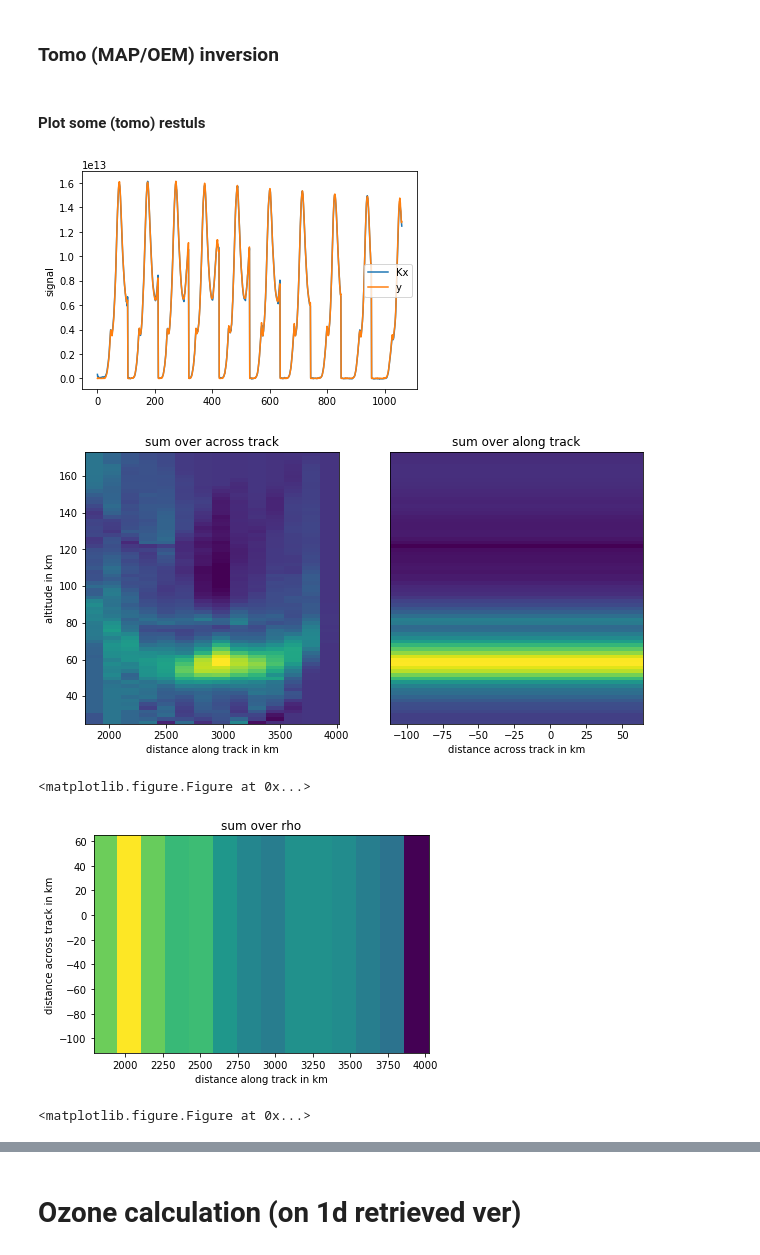
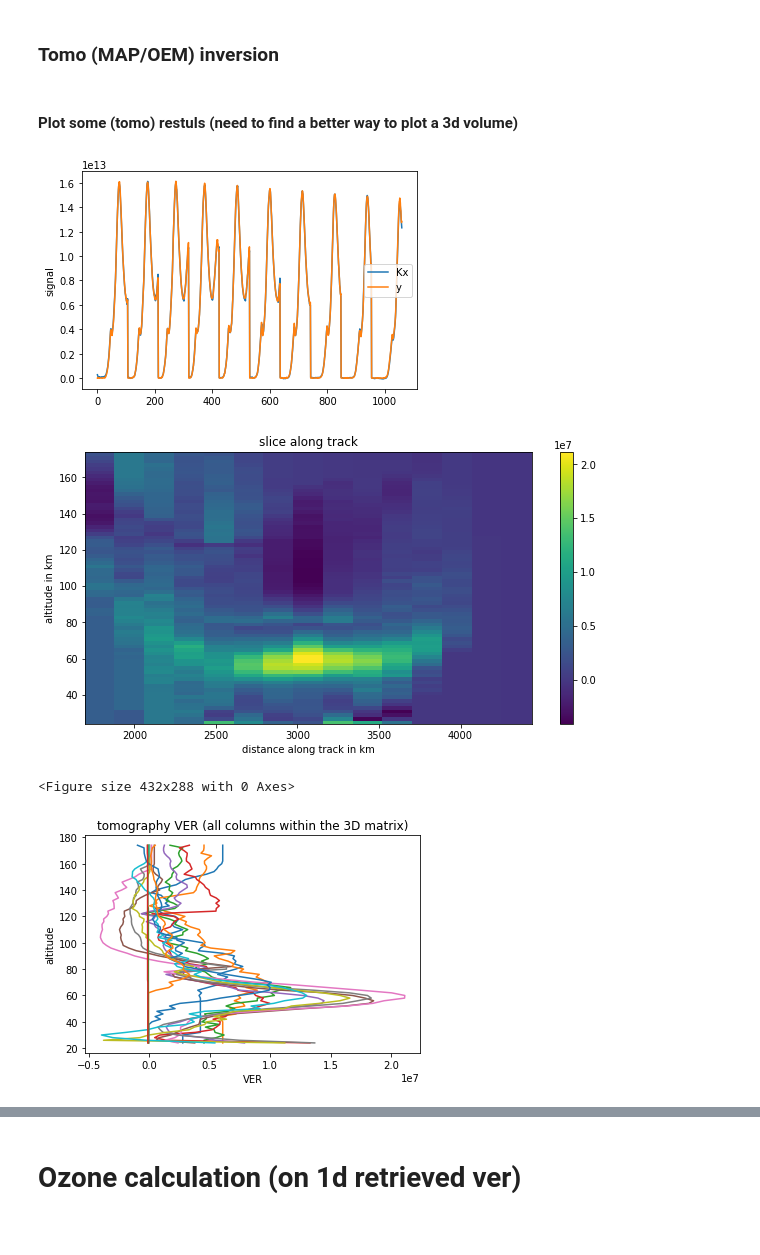
Before and after one commit to Anqi-Li/iris, a Jupyter notebook: notebooks/IRIS_Tomography-new_coordinate.ipynb, the cells around one changed output, grey strips where cells are left out. Drawn from its saved outputs; the diff is of its cells as text; code cells hidden in the pictures.

```diff
--- a/notebooks/IRIS_Tomography-new_coordinate.ipynb
+++ b/notebooks/IRIS_Tomography-new_coordinate.ipynb
@@ -290,7 +294,7 @@ edges = edges_alpha, edges_beta, edges_rho
 ### build tomo jacobian for the chosen images and pixels
 # %%
 #====num of columns & rows of jacobian
-col_len = (len(edges_alpha)+1)*(len(edges_beta)+1)*(len(edges_rho)+1)
+col_len = len(grid_alpha) * len(grid_beta) * len(grid_rho)
 row_len = len(im_lst) * len(pix_lst)
 
 #====measure pathlength in each bin
@@ -336,75 +340,78 @@ K_value = np.concatenate(K_value) # in meter
 #==== create sparse matrix
 from scipy.sparse import coo_matrix
 K_coo = coo_matrix((K_value, (K_row_idx, K_col_idx)), shape = (row_len, col_len))
-#print(K_coo)
 # %% [markdown]
 ### Tomo (MAP/OEM) inversion
 # %%
 from oem_functions import linear_oem_sp
 import scipy.sparse as sp
 y = l1.isel(date=im_lst, pixel=pix_lst).data.ravel()
-y[y<0] = 0 # temp
-xa = np.ones(col_len) # temp
-xa = np.repeat(np.append(result_1d_mean.data,result_1d_mean.data[-1]), (len(edges_alpha)+1)*(len(edges_beta)+1))
+y[y<0] = 0
+#xa = np.ones(col_len) # temp
+xa = np.repeat(np.append(result_1d_mean.data, result_1d_mean.data[-1]), (len(edges_alpha)+1)*(len(edges_beta)+1))
 Sa = sp.diags([1], shape=(col_len, col_len)) *1 #temp
 Se = sp.diags([1], shape=(measurement_id, measurement_id)) * 1e10 #temporary
 x_hat, G = linear_oem_sp(K_coo, Se, Sa, y, xa)
 
-result_tomo = x_hat.reshape(len(edges_alpha)+1, len(edges_beta)+1, len(edges_rho)+1)
-result_tomo = xr.DataArray(result_tomo[1:,1:,1:],
-                           coords=(edges_alpha, edges_beta, edges_rho),
+shape_tomo = (len(grid_alpha), len(grid_beta), len(grid_rho))
+result_tomo = x_hat.reshape(shape_tomo)
+result_tomo = xr.DataArray(result_tomo,
+                           coords=(grid_alpha, grid_beta, grid_rho),
                            dims=('alpha', 'beta', 'rho')) #temp
 # %% [markdown]
-#### Plot some (tomo) restuls
+#### Plot some (tomo) restuls (need to find a better way to plot a 3d volume)
 # %%
 %matplotlib inline
 #====check residual
 plt.figure()
 plt.plot(K_coo.dot(x_hat), label='Kx')
 plt.plot(y, label='y')
 plt.ylabel('signal')
 plt.legend()
 plt.show()
 
 #====contour plot
 Re = 6371 + 100 #in km
 
 plt.figure(figsize=(10,5))
-plt.subplot(121)
-plt.pcolor(edges_beta*Re, edges_rho*1e-3, result_tomo.sum(axis=0).T)
+#plt.subplot(121)
+plt.pcolor(grid_beta*Re, grid_rho*1e-3, result_tomo.isel(alpha=1).T)
 plt.xlabel('distance along track in km')
 plt.ylabel('altitude in km')
-plt.title('sum over across track')
-
-plt.subplot(122)
-plt.pcolor(edges_alpha*Re, edges_rho*1e-3, result_tomo.sum(axis=1).T)
-plt.xlabel('distance across track in km')
-#plt.ylabel('altitude')
-plt.title('sum over along track')
-plt.yticks([])
+plt.title('slice along track')
+plt.colorbar()
 plt.show()
 
-plt.figure(figsize=(10,5))
-fig, ax = plt.subplots()
-ax.pcolor(edges_beta*Re, edges_alpha*Re, result_tomo.sum(axis=2))
-ax.axis('normal')
-plt.ylabel('distance across track in km')
-plt.xlabel('distance along track in km')
-plt.title('sum over rho')
-plt.show()
+#plt.subplot(122)
+#plt.contourf(grid_alpha*Re, grid_rho*1e-3, result_tomo.sum(axis=1).T)
+#plt.xlabel('distance across track in km')
+#plt.ylabel('altitude')
+#plt.title('sum over along track')
+#plt.yticks([])
+#plt.show()
 
+#plt.figure(figsize=(10,5))
+#fig, ax = plt.subplots()
+#ax.contourf(grid_beta*Re, grid_alpha*Re, result_tomo.sum(axis=2))
+#ax.axis('normal')
+#plt.ylabel('distance across track in km')
+#plt.xlabel('distance along track in km')
+#plt.title('sum over rho')
+#plt.show()
+
+#==== vertical profiles within the 3D matrix
 plt.figure()
 fig, ax = plt.subplots()
 ax.set_xscale('linear')
 ax.set(xlabel='VER',
       ylabel='altitude',
-      title='tomography VER')
-for i in range(len(edges_alpha)):
-    for j in range(len(edges_beta)):
-        ax.plot(result_tomo[i,j,:], edges_rho*1e-3, '-')
+      title='tomography VER (all columns within the 3D matrix)')
+for i in range(1,len(grid_alpha)-1):
+    for j in range(1, len(grid_beta)-1):
+        ax.plot(result_tomo[i,j,:], grid_rho*1e-3, '-')
+plt.show()
 # %% [output]
 [figure]
-[figure, old version]
+[figure, new version]
-<matplotlib.figure.Figure at 0x...>
+<Figure size 432x288 with 0 Axes>
-[figure, old version]
+[figure, new version]
-<matplotlib.figure.Figure at 0x...>
```
Also changed, not shown: parts of 20 cells of this notebook.
